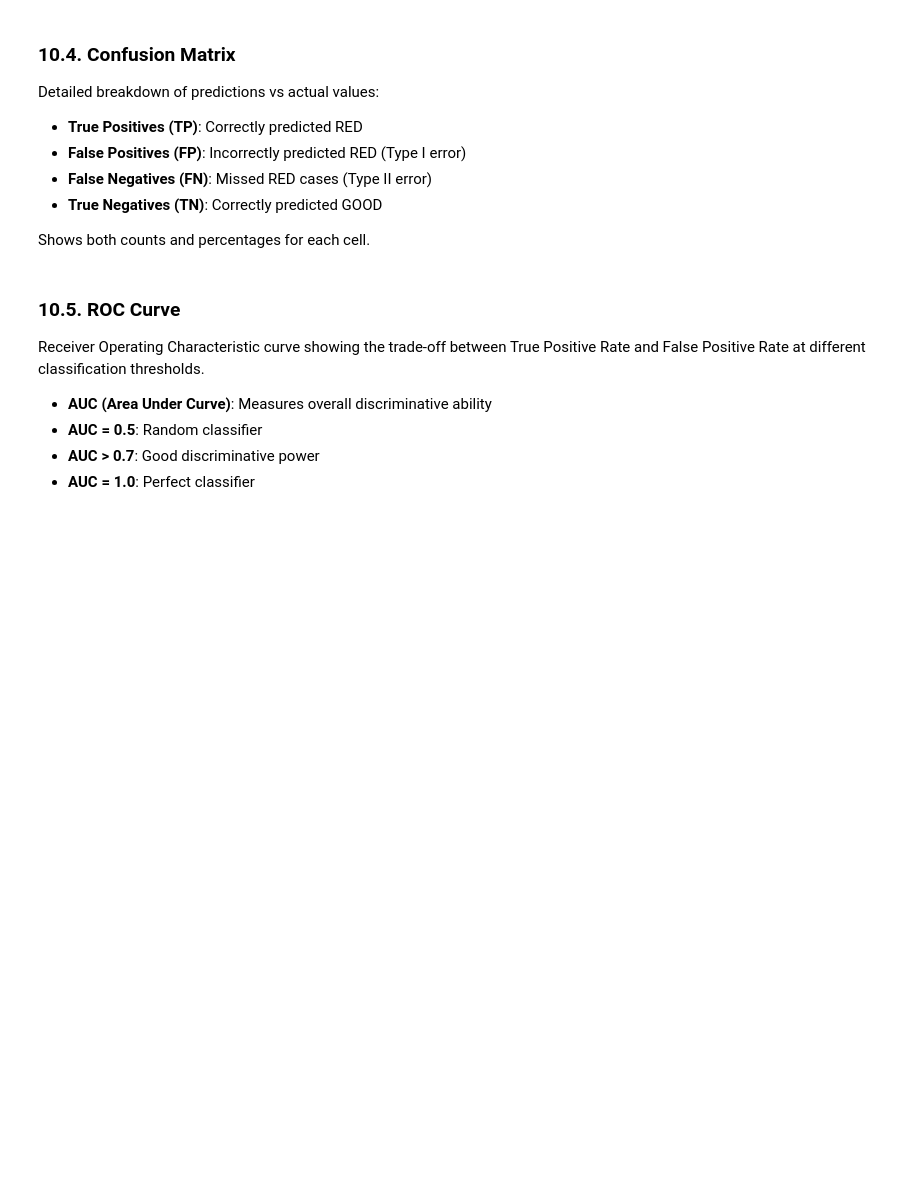
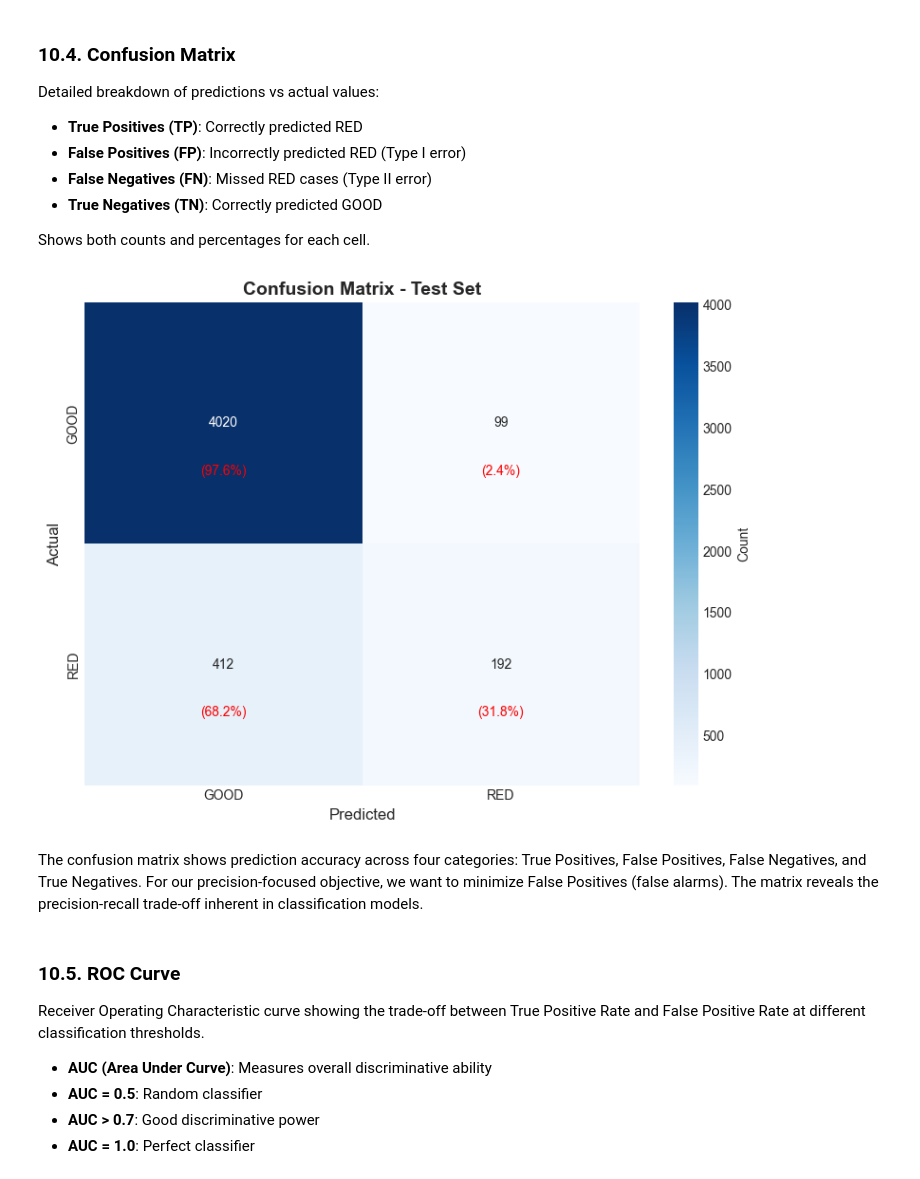
Before and after one commit to MuketaUeda/TaskException, a Jupyter notebook: notebook/model.ipynb, the cells around one changed output. Saved outputs shown, nothing was run; the diff lists cells and outputs as text; code cells hidden in the pictures; blank space fills up the shorter version.

```diff
--- a/notebook/model.ipynb
+++ b/notebook/model.ipynb
@@ -212,6 +682,32 @@ Detailed breakdown of predictions vs actual values:
 - **True Negatives (TN)**: Correctly predicted GOOD
 
 Shows both counts and percentages for each cell.
+# %%
+# Get predictions using helper function (avoids code duplication)
+y_pred_proba, y_pred = get_predictions(
+    model,
+    X_test,
+    feature_names=feature_names,
+    threshold=optimal_threshold
+)
+
+# Convert y_test to array if needed
+if isinstance(y_test, pd.Series):
+    y_test_array = y_test.values
+else:
+    y_test_array = y_test
+
+# Plot confusion matrix
+plot_confusion_matrix(
+    y_test_array,
+    y_pred,
+    labels=['GOOD', 'RED'],
+    title='Confusion Matrix - Test Set'
+)
+# %% [output]
+[figure, added]
+# %% [markdown]
+The confusion matrix shows prediction accuracy across four categories: True Positives, False Positives, False Negatives, and True Negatives. For our precision-focused objective, we want to minimize False Positives (false alarms). The matrix reveals the precision-recall trade-off inherent in classification models.
 # %% [markdown]
 ### 10.5. ROC Curve
 
```
Also changed, not shown: parts of 29 cells of this notebook, 5 other files.
